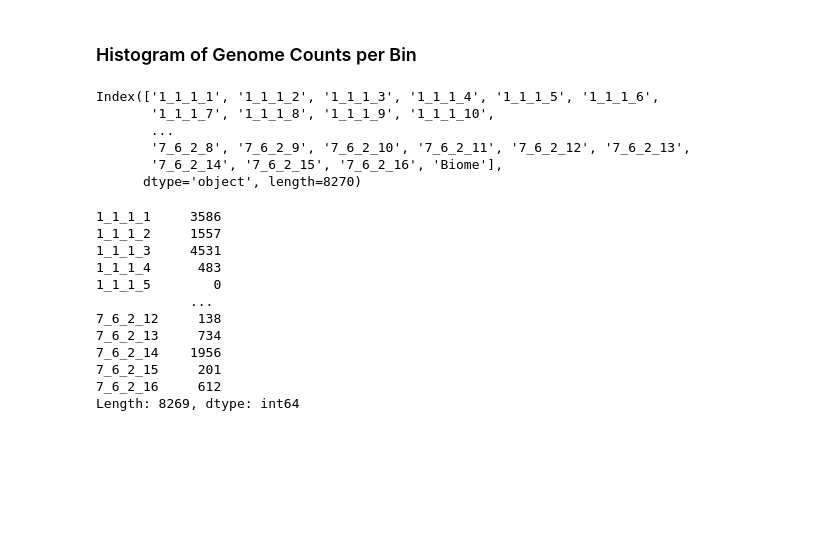
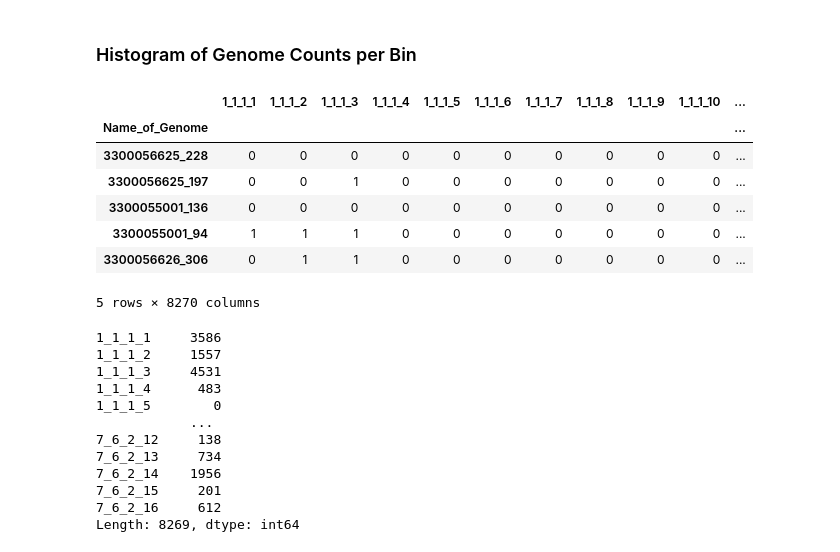
Before and after one commit to jtdocter27/EcoDr, a Jupyter notebook: EnCen/Figures for paper/figures.ipynb, the cells around one changed output. Saved outputs shown, nothing was run; the diff lists cells and outputs as text; code cells hidden in the pictures; blank space fills up the shorter version.

```diff
--- a/EnCen/Figures for paper/figures.ipynb
+++ b/EnCen/Figures for paper/figures.ipynb
@@ -7,14 +7,17 @@ import seaborn as sns
 ### Histogram of Genome Counts per Bin
 # %%
 binary = pd.read_csv('AllBiomesBinaryFinal.txt', delimiter = '\t', index_col= 0) #this is every genome, EC, and the biome it is in. Cresten Concatanated each dataframe.
-binary.columns
+# binary.columns
+binary.head()
 # %% [output]
+|  | 1_1_1_1 | 1_1_1_2 | 1_1_1_3 | 1_1_1_4 | 1_1_1_5 | 1_1_1_6 | 1_1_1_7 | 1_1_1_8 | 1_1_1_9 | 1_1_1_10 | ... |
+| Name_of_Genome |  |  |  |  |  |  |  |  |  |  | ... |
+| 3300056625_228 | 0 | 0 | 0 | 0 | 0 | 0 | 0 | 0 | 0 | 0 | ... |
+| 3300056625_197 | 0 | 0 | 1 | 0 | 0 | 0 | 0 | 0 | 0 | 0 | ... |
+| 3300055001_136 | 0 | 0 | 0 | 0 | 0 | 0 | 0 | 0 | 0 | 0 | ... |
+| 3300055001_94 | 1 | 1 | 1 | 0 | 0 | 0 | 0 | 0 | 0 | 0 | ... |
+| 3300056626_306 | 0 | 1 | 1 | 0 | 0 | 0 | 0 | 0 | 0 | 0 | ... |
-Index(['1_1_1_1', '1_1_1_2', '1_1_1_3', '1_1_1_4', '1_1_1_5', '1_1_1_6',
-       '1_1_1_7', '1_1_1_8', '1_1_1_9', '1_1_1_10',
-       ...
-       '7_6_2_8', '7_6_2_9', '7_6_2_10', '7_6_2_11', '7_6_2_12', '7_6_2_13',
-       '7_6_2_14', '7_6_2_15', '7_6_2_16', 'Biome'],
-      dtype='object', length=8270)
+5 rows × 8270 columns
 # %%
 binary.index #index is our genomes
 binary['Biome'] = binary['Biome'].astype('category')
```
Also changed, not shown: parts of 3 cells of this notebook.
